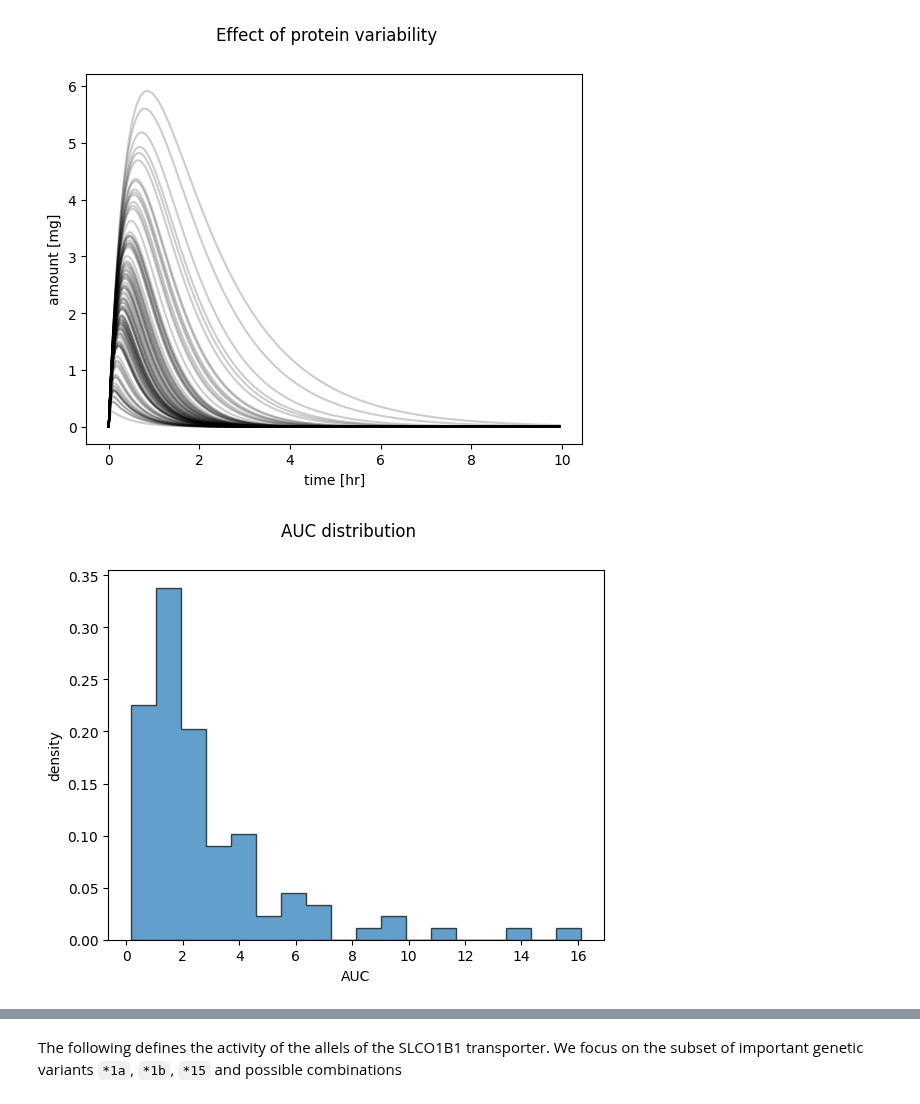
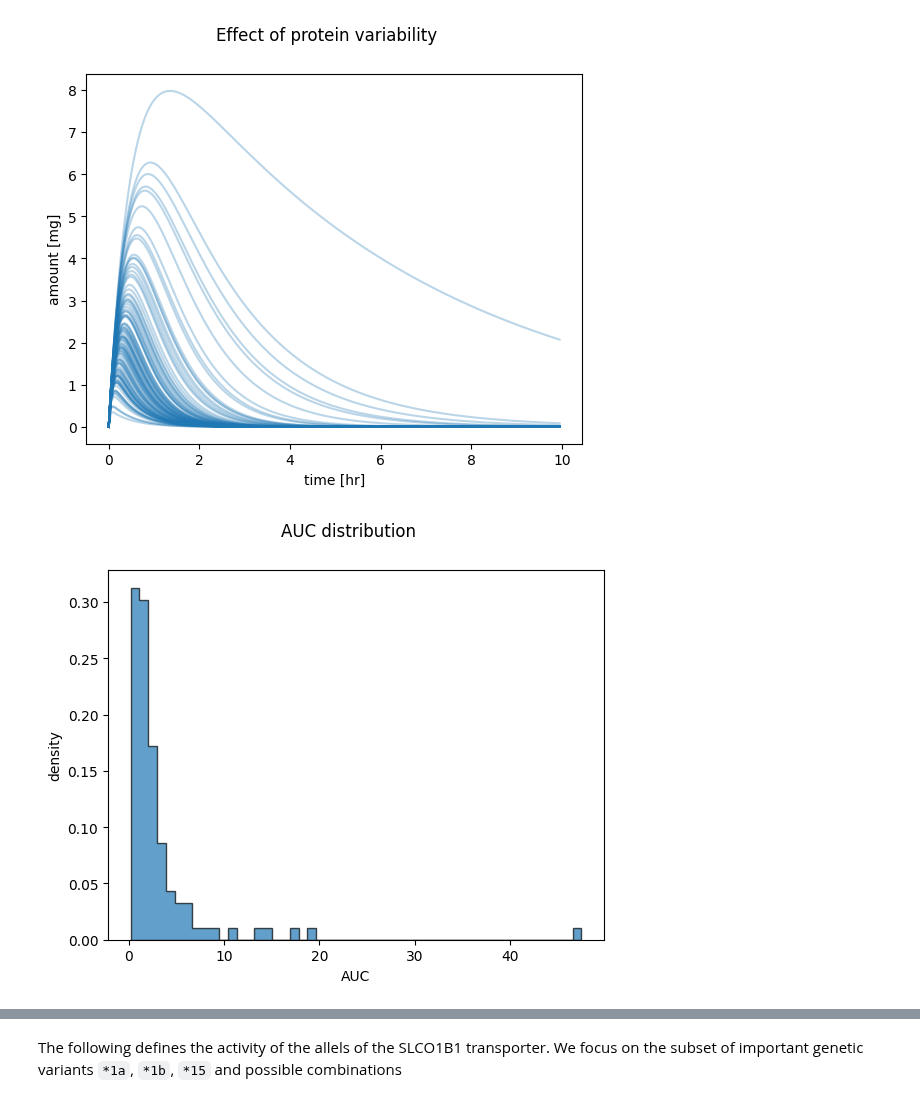
Before and after one commit to matthiaskoenig/course-pharmacokinetic-modelling, a Jupyter notebook: src/mb19/notebooks/08_variability.ipynb, the cells around one changed output, grey strips where cells are left out. Saved outputs shown, nothing was run; the diff lists cells and outputs as text; code cells hidden in the pictures.

```diff
--- a/src/mb19/notebooks/08_variability.ipynb
+++ b/src/mb19/notebooks/08_variability.ipynb
@@ -29,24 +66,27 @@ https://docs.scipy.org/doc/scipy/reference/generated/scipy.stats.lognorm.html
 import numpy as np
 from matplotlib import pyplot as plt
 from scipy.stats import lognorm
+np.random.seed(1234) # random seed for reproducibility
 
-fig, ax = plt.subplots(1, 1)
 s = 0.954
 
-# Display the probability density function (pdf):
-x = np.linspace(lognorm.ppf(0.01, s), lognorm.ppf(0.99, s), 200)
+# define the range and calculate the probability density function (pdf):
+x = np.linspace(lognorm.ppf(0.01, s), lognorm.ppf(0.99, s), num=200)
+y = lognorm.pdf(x, s)
 
-ax.plot(x, lognorm.pdf(x, s), 'k-', lw=2, alpha=0.6, label='lognorm pdf')
-
+# sample from distribution
 n_samples = 100
 f_proteins = lognorm.rvs(s, size=n_samples)
 
+# plot a histogram of samples
+fig, ax = plt.subplots()
 ax.hist(f_proteins, density=True, bins='auto', histtype='stepfilled', alpha=0.7,
         edgecolor="black")
+# plot the exact distribution
+ax.plot(x, y, 'k-', lw=2, alpha=0.6, label='lognorm pdf')
 ax.set_xlim([x[0], x[-1]])
 ax.legend(loc='best')
 ax.set_xlabel("relative protein amount [-]")
 ax.set_ylabel("density")
 plt.show()
-# print(f_proteins)
 # %% [output]
@@ -74,7 +116,7 @@ x0 = [
 ka = 2.0  # [1/hr]
 ke = 5.0  # [1/hr]
 
-# simulate all genetic variants
+# simulate pharmacokinetics for indivdual proteins
 tcs = []
 pks = []
 
@@ -86,34 +128,34 @@ for f_protein in f_proteins:
     df = pd.DataFrame(x, columns=["A_tablet", "A_central", "A_urine"])
     df["time"] = t
     tcs.append(df)
 
     # calculate pharmacokinetics parameters on the curves
     pk = f_pk(t=df.time.values, c=df.A_central.values, dose=Dose_A, show=False)
     pks.append(pk)
 
 
 # plot timecourse
 f, ax = plt.subplots(nrows=1, ncols=1)
 f.suptitle("Effect of protein variability")
 ax.set_xlabel("time [hr]")
 ax.set_ylabel("amount [mg]")
 
 for k, f_protein in enumerate(f_proteins):
     tc = tcs[k]
-    ax.plot(tc.time, tc.A_central, color="black", alpha=0.2)
+    ax.plot(tc.time, tc.A_central, color="tab:blue", alpha=0.3)
 plt.show()
 
 # plot AUC
 f, ax = plt.subplots(nrows=1, ncols=1)
 f.suptitle("AUC distribution")
 aucs = [pk["auc"] for pk in pks]
 ax.hist(aucs, density=True, bins='auto', histtype='stepfilled', alpha=0.7,
         edgecolor="black")
 
 ax.set_xlabel("AUC")
 ax.set_ylabel("density")
 plt.show()
 # %% [output]
-[figure, old version]
+[figure, new version]
-[figure, old version]
+[figure, new version]
 # %% [markdown]
```
Also changed, not shown: parts of 12 cells of this notebook, 4 other files.
